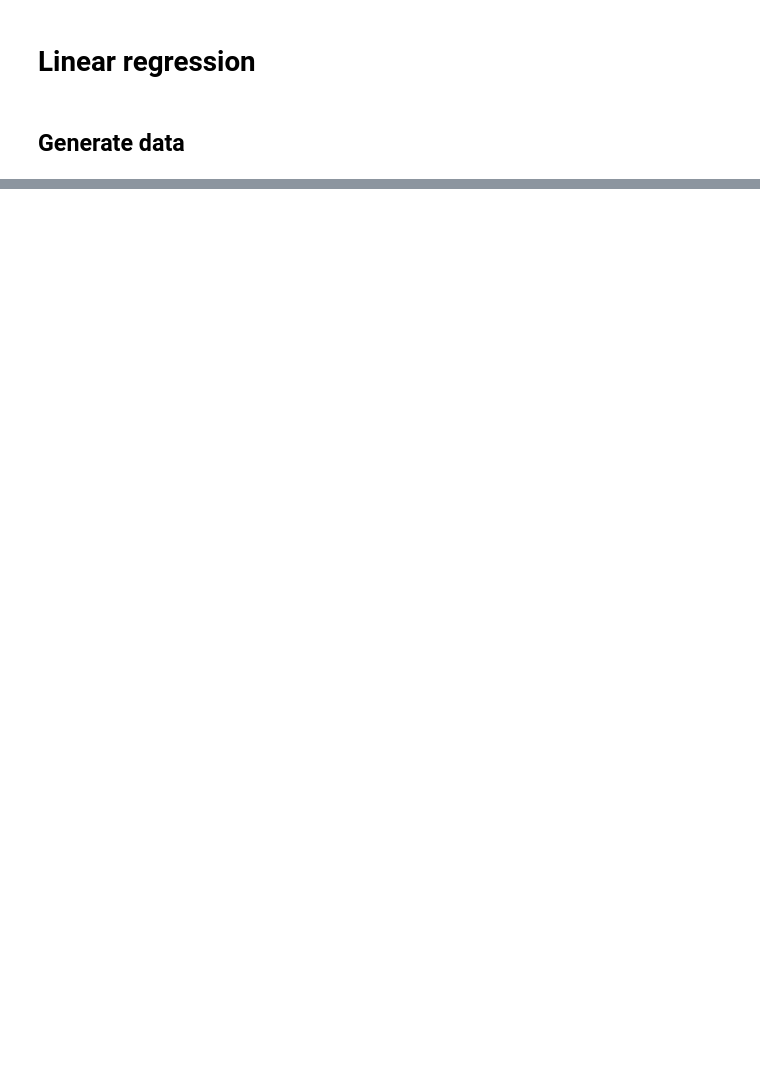
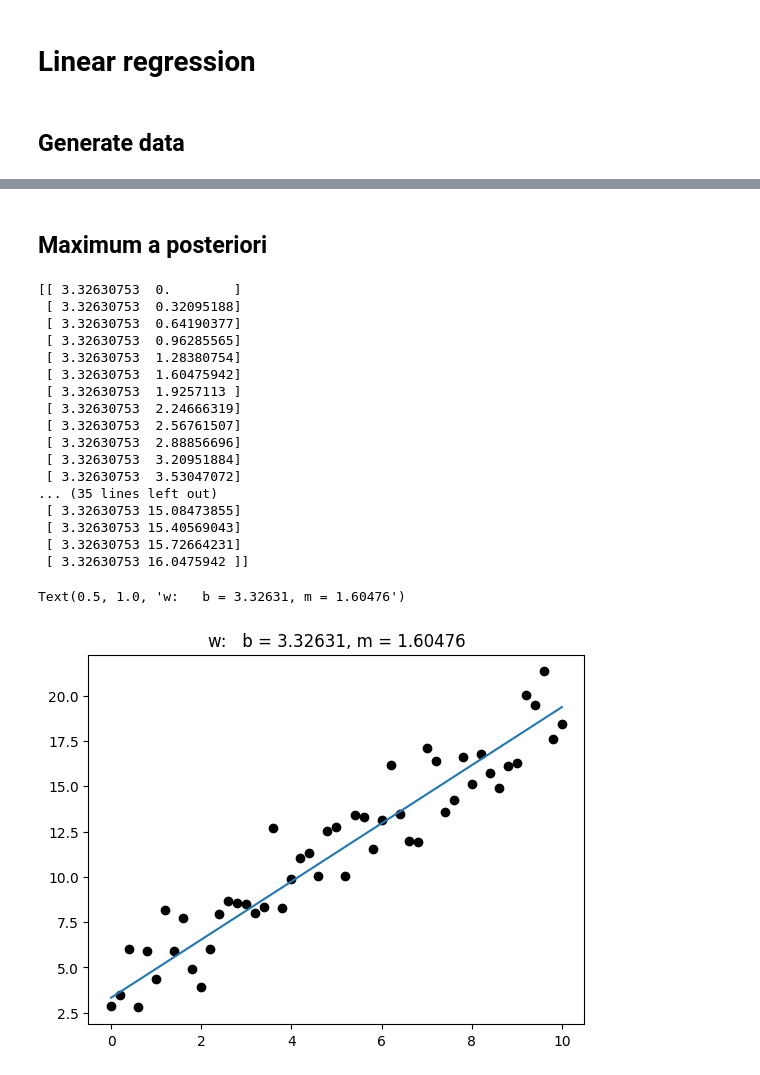
Before and after one commit to szmidapatrik/machine-learning, a Jupyter notebook: linreg.ipynb, the cells around one changed output, grey strips where cells are left out. Cells and saved outputs as stored; diff of their text form; code cells hidden in the pictures; blank space fills up the shorter version.

Commit message:
linreg posterior update

```diff
--- a/linreg.ipynb
+++ b/linreg.ipynb
@@ -45,0 +46,41 @@ Text(0.5, 1.0, 'w:   b = 4.10319, m = 1.497')
+# %% [markdown]
+## Maximum a posteriori
+# %%
+# w calculation prep
+Φ = np.vstack([np.ones(N), x]).T
+α = 3
+ß = 5
+
+# Calculate w
+w = np.linalg.solve(Φ.T @ Φ + λ * np.identity(2), Φ.T @ y)
+
+# w posterior
+w_post = ß/2 * (np.vstack([np.ones(len(y)), y]).T - Φ*w) ** 2 + α/2 * w.T * w
+
+# y
+y_linreg = Φ @ w
+
+# Plot
+plt.scatter(x,y,c='black')
+plt.plot(x, y_linreg)
+plt.title('w:   b = ' + str(np.round(w[0], 5)) + ', m = ' + str(np.round(w[1], 5)))
+# %% [output]
+[[ 3.32630753  0.        ]
+ [ 3.32630753  0.32095188]
+ [ 3.32630753  0.64190377]
+ [ 3.32630753  0.96285565]
+ [ 3.32630753  1.28380754]
+ [ 3.32630753  1.60475942]
+ [ 3.32630753  1.9257113 ]
+ [ 3.32630753  2.24666319]
+ [ 3.32630753  2.56761507]
+ [ 3.32630753  2.88856696]
+ [ 3.32630753  3.20951884]
+ [ 3.32630753  3.53047072]
+... (35 lines left out)
+ [ 3.32630753 15.08473855]
+ [ 3.32630753 15.40569043]
+ [ 3.32630753 15.72664231]
+ [ 3.32630753 16.0475942 ]]
+Text(0.5, 1.0, 'w:   b = 3.32631, m = 1.60476')
+[figure, added]
```
Also changed, not shown: parts of 4 cells of this notebook.
